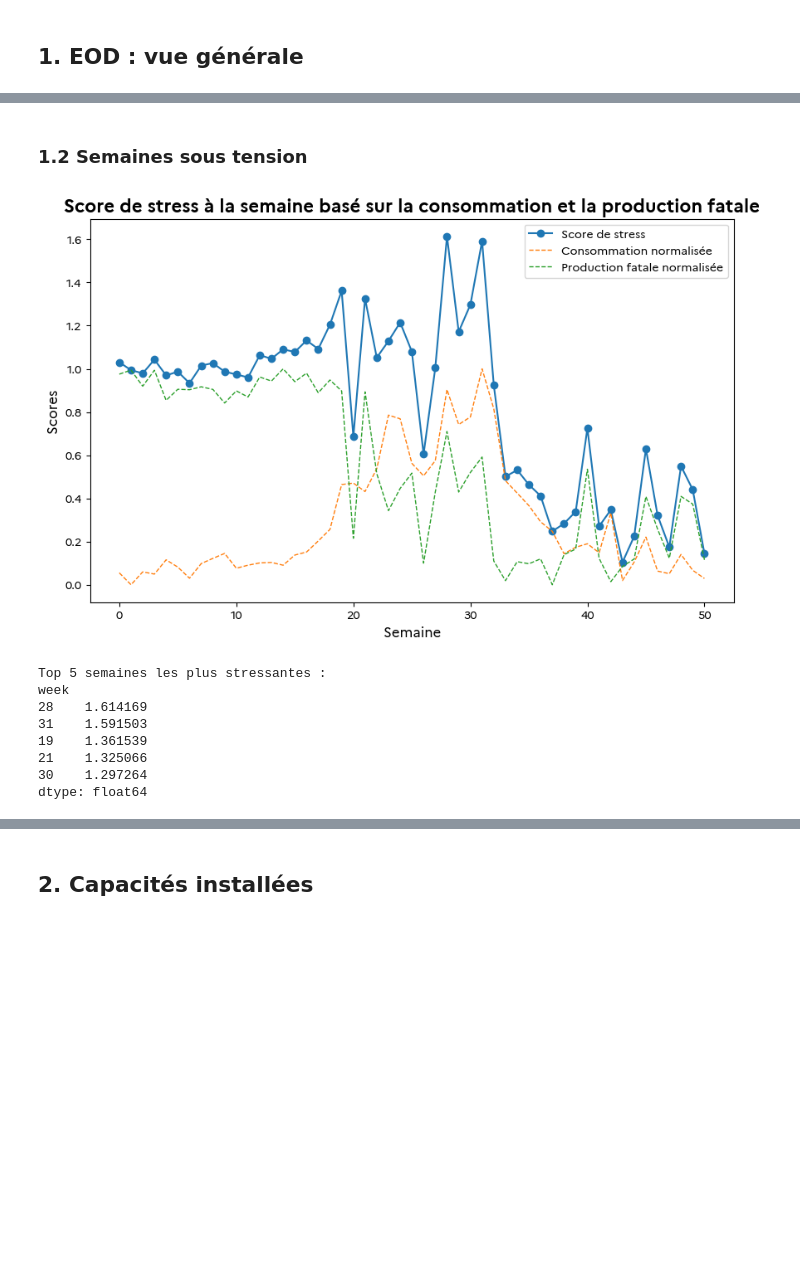
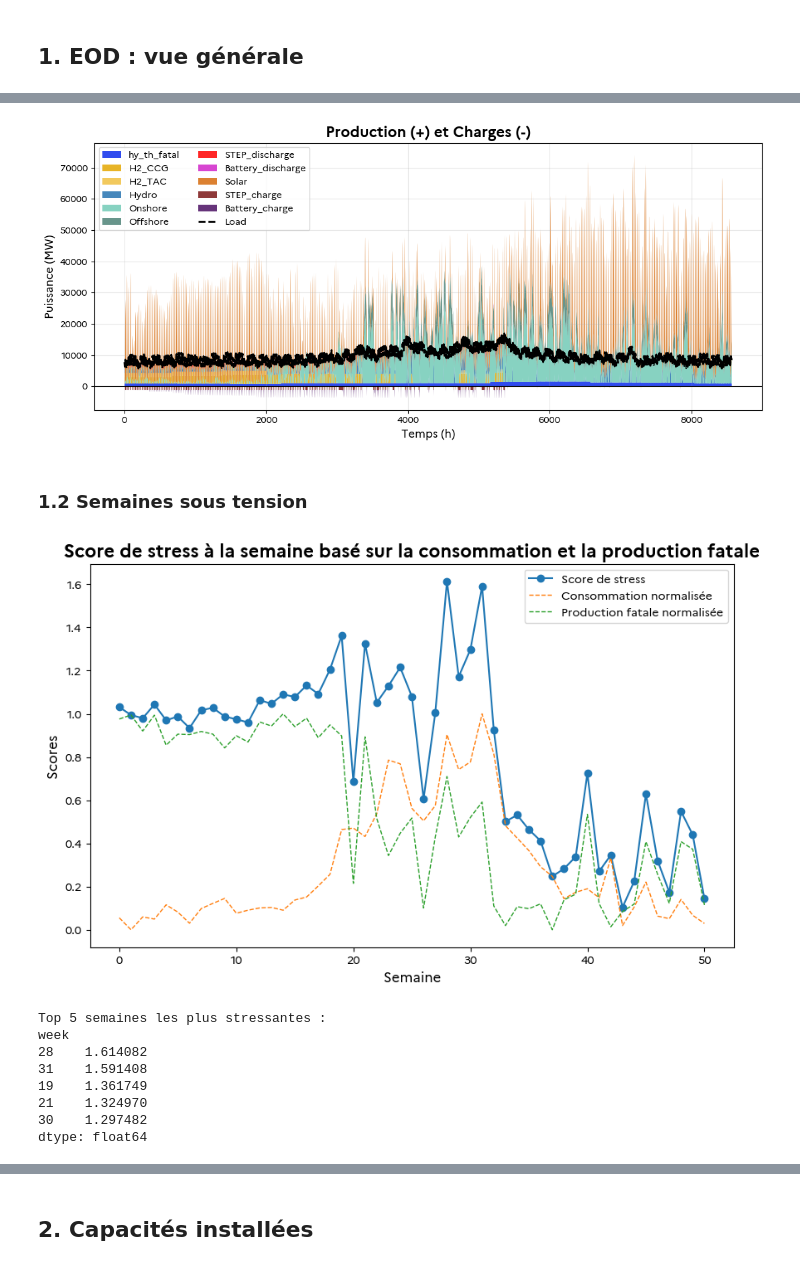
Before and after one commit to alextonon/ETE305_Optimization_Study, a Jupyter notebook: analysis.ipynb, the cells around one changed output, grey strips where cells are left out. Cells and saved outputs as stored; diff of their text form; code cells hidden in the pictures; blank space fills up the shorter version.

```diff
--- a/analysis.ipynb
+++ b/analysis.ipynb
@@ -157,3 +162,39 @@ plt.show()
+# %%
+plt.figure(figsize=(11,5))
+
+# --- STACK POSITIF ---
+plt.stackplot(
+    df_global.index,
+    [df_global[c] for c in prod_cols],
+    colors=[palette[c] for c in prod_cols],
+    labels=prod_cols,
+    alpha=0.85
+)
+
+# --- STACK NEGATIF ---
+plt.stackplot(
+    df_global.index,
+    [-df_global[c] for c in charge_cols],   # ⚠️ on met en négatif
+    colors=[palette[c] for c in charge_cols],
+    labels=charge_cols,
+    alpha=0.85
+)
+
+# Ligne zéro
+plt.axhline(0, color="black", linewidth=0.8)
+
+# Load
+plt.plot(df_global.index, df_global['Load'], color="black", linestyle='--', linewidth=2, label="Load")
+
+plt.title("Production (+) et Charges (-)")
+plt.xlabel("Temps (h)")
+plt.ylabel("Puissance (MW)")
+plt.legend(ncol=2)
+plt.grid(alpha=0.3)
+plt.tight_layout()
+plt.show()
+# %% [output]
+[figure, added]
 # %% [markdown]
 ### **1.2 Semaines sous tension**
 # %%
@@ -184,15 +225,19 @@ top5 = stress_score.sort_values(ascending=False).head(5)
 
 print("Top 5 semaines les plus stressantes :")
 print(top5)
+
+# Semaine la plus et la moins stressante
+week_max = stress_score.idxmax()
+week_min = stress_score.idxmin()
 # %% [output]
 [figure]
 Top 5 semaines les plus stressantes :
 week
-28    1.614169
-31    1.591503
-19    1.361539
-21    1.325066
-30    1.297264
+28    1.614082
+31    1.591408
+19    1.361749
+21    1.324970
+30    1.297482
 dtype: float64
 # %%
 df_global['day'] = (df_global.index // 24)
```
Also changed, not shown: parts of 17 cells of this notebook.
